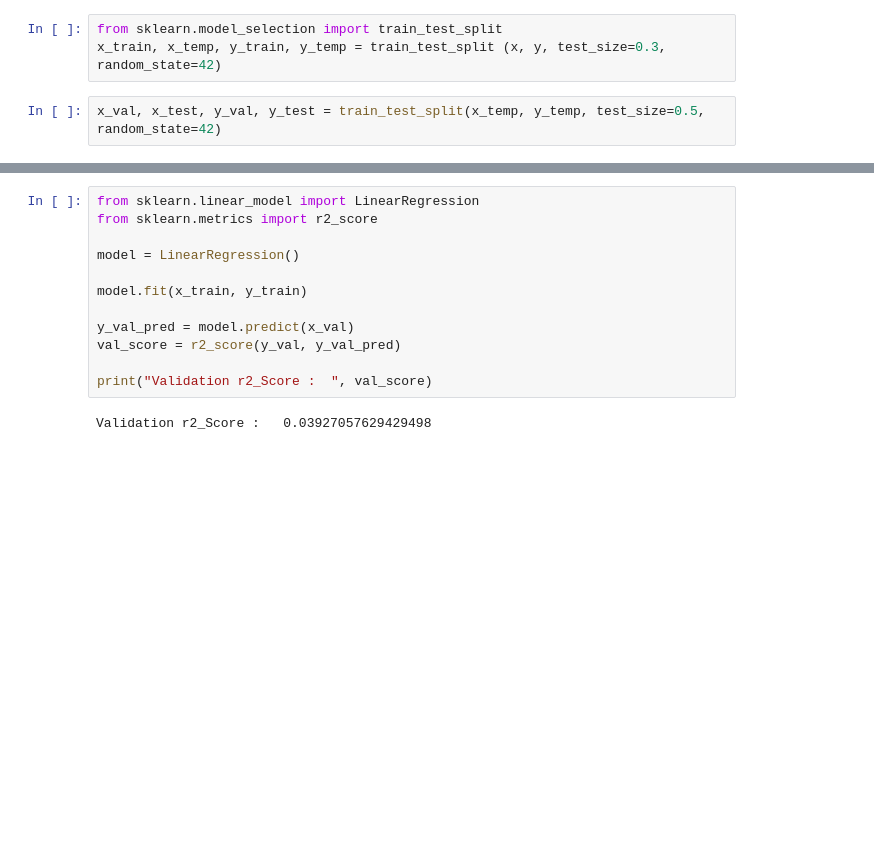
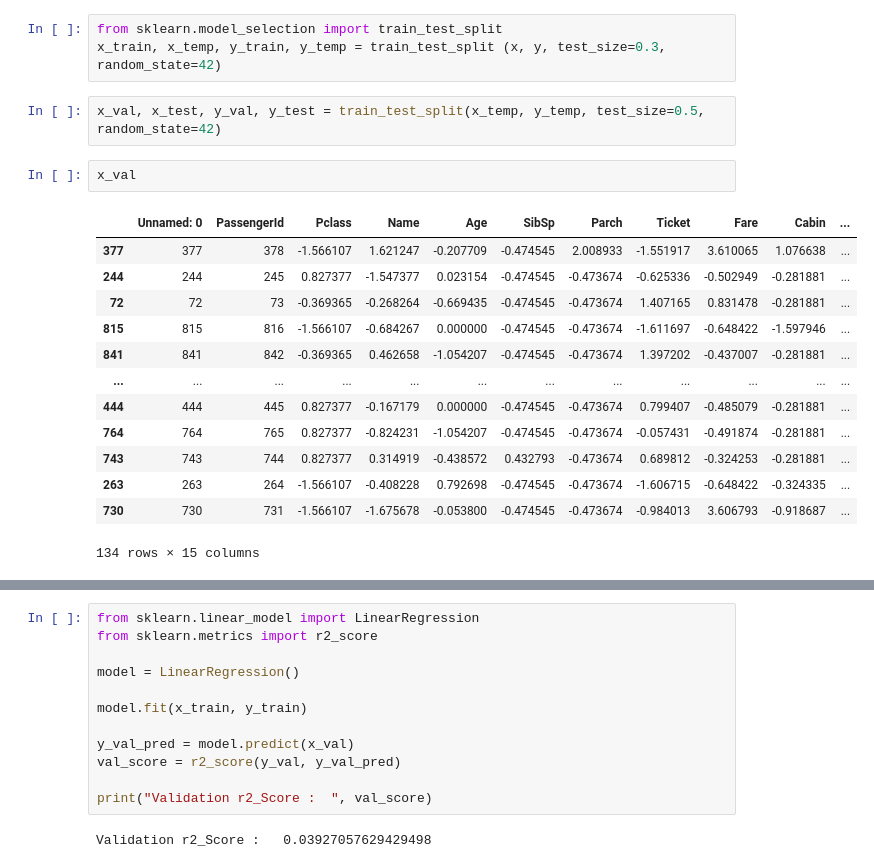
Before and after one commit to Rasuljon-ai/Yangi_Repo, a Jupyter notebook: Notebooks/regression.ipynb, the cells around one changed output, grey strips where cells are left out. Cells and saved outputs as stored; diff of their text form; blank space fills up the shorter version.

```diff
--- a/Notebooks/regression.ipynb
+++ b/Notebooks/regression.ipynb
@@ -38,3 +97,19 @@ from sklearn.model_selection import train_test_split
 x_train, x_temp, y_train, y_temp = train_test_split (x, y, test_size=0.3, random_state=42)
 # %%
 x_val, x_test, y_val, y_test = train_test_split(x_temp, y_temp, test_size=0.5, random_state=42)
+# %%
+x_val
+# %% [output]
+|  | Unnamed: 0 | PassengerId | Pclass | Name | Age | SibSp | Parch | Ticket | Fare | Cabin | ... |
+| 377 | 377 | 378 | -1.566107 | 1.621247 | -0.207709 | -0.474545 | 2.008933 | -1.551917 | 3.610065 | 1.076638 | ... |
+| 244 | 244 | 245 | 0.827377 | -1.547377 | 0.023154 | -0.474545 | -0.473674 | -0.625336 | -0.502949 | -0.281881 | ... |
+| 72 | 72 | 73 | -0.369365 | -0.268264 | -0.669435 | -0.474545 | -0.473674 | 1.407165 | 0.831478 | -0.281881 | ... |
+| 815 | 815 | 816 | -1.566107 | -0.684267 | 0.000000 | -0.474545 | -0.473674 | -1.611697 | -0.648422 | -1.597946 | ... |
+| 841 | 841 | 842 | -0.369365 | 0.462658 | -1.054207 | -0.474545 | -0.473674 | 1.397202 | -0.437007 | -0.281881 | ... |
+| ... | ... | ... | ... | ... | ... | ... | ... | ... | ... | ... | ... |
+| 444 | 444 | 445 | 0.827377 | -0.167179 | 0.000000 | -0.474545 | -0.473674 | 0.799407 | -0.485079 | -0.281881 | ... |
+| 764 | 764 | 765 | 0.827377 | -0.824231 | -1.054207 | -0.474545 | -0.473674 | -0.057431 | -0.491874 | -0.281881 | ... |
+| 743 | 743 | 744 | 0.827377 | 0.314919 | -0.438572 | 0.432793 | -0.473674 | 0.689812 | -0.324253 | -0.281881 | ... |
+| 263 | 263 | 264 | -1.566107 | -0.408228 | 0.792698 | -0.474545 | -0.473674 | -1.606715 | -0.648422 | -0.324335 | ... |
+| 730 | 730 | 731 | -1.566107 | -1.675678 | -0.053800 | -0.474545 | -0.473674 | -0.984013 | 3.606793 | -0.918687 | ... |
+134 rows × 15 columns
```
Also changed, not shown: parts of 16 cells of this notebook.
